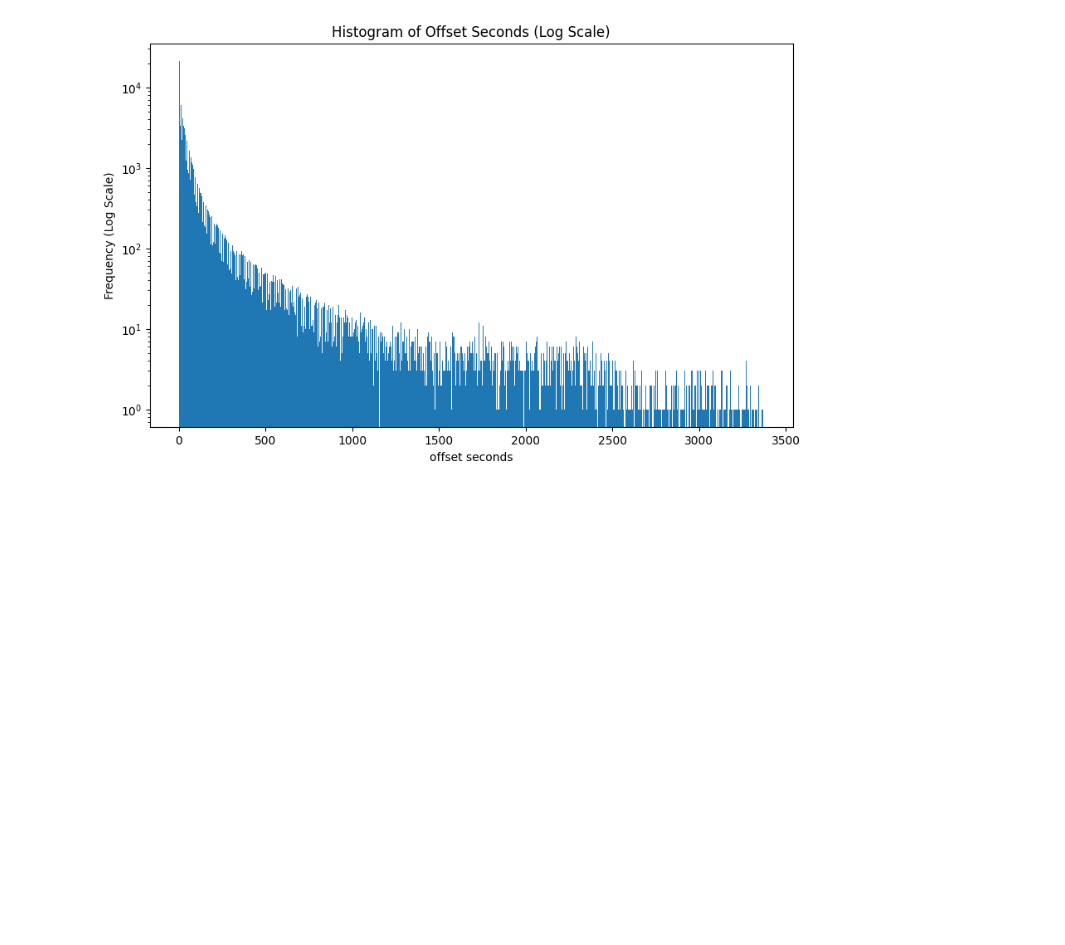
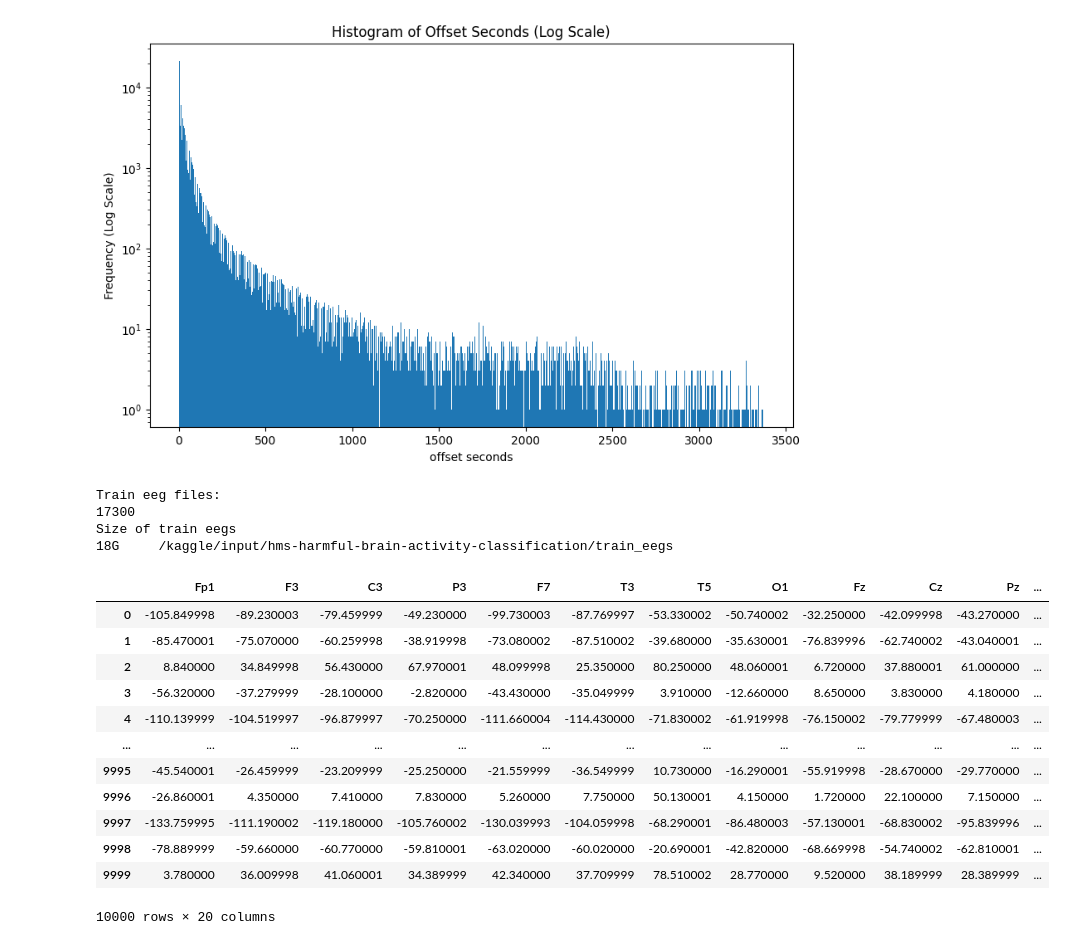
Before and after one commit to sher1ock-jp/harmful-brain-activity-class-EDA, a Jupyter notebook: harmful-brain-activity-class-eda.ipynb, the cells around one changed output. Cells and saved outputs as stored; diff of their text form; code cells hidden in the pictures; blank space fills up the shorter version.

```diff
--- a/harmful-brain-activity-class-eda.ipynb
+++ b/harmful-brain-activity-class-eda.ipynb
@@ -43,3 +43,30 @@ plt.title('Histogram of Offset Seconds (Log Scale)')
 plt.show()
 # %% [output]
 [figure]
+# %%
+print("Train eeg files: ")
+! ls /kaggle/input/hms-harmful-brain-activity-classification/train_eegs | wc -l
+print("Size of train eegs")
+! du -sh /kaggle/input/hms-harmful-brain-activity-classification/train_eegs
+# %% [output]
+Train eeg files:
+17300
+Size of train eegs
+18G     /kaggle/input/hms-harmful-brain-activity-classification/train_eegs
+# %%
+sample_train_eeg = pd.read_parquet("/kaggle/input/hms-harmful-brain-activity-classification/train_eegs/1000913311.parquet")
+sample_train_eeg
+# %% [output]
+|  | Fp1 | F3 | C3 | P3 | F7 | T3 | T5 | O1 | Fz | Cz | Pz | ... |
+| 0 | -105.849998 | -89.230003 | -79.459999 | -49.230000 | -99.730003 | -87.769997 | -53.330002 | -50.740002 | -32.250000 | -42.099998 | -43.270000 | ... |
+| 1 | -85.470001 | -75.070000 | -60.259998 | -38.919998 | -73.080002 | -87.510002 | -39.680000 | -35.630001 | -76.839996 | -62.740002 | -43.040001 | ... |
+| 2 | 8.840000 | 34.849998 | 56.430000 | 67.970001 | 48.099998 | 25.350000 | 80.250000 | 48.060001 | 6.720000 | 37.880001 | 61.000000 | ... |
+| 3 | -56.320000 | -37.279999 | -28.100000 | -2.820000 | -43.430000 | -35.049999 | 3.910000 | -12.660000 | 8.650000 | 3.830000 | 4.180000 | ... |
+| 4 | -110.139999 | -104.519997 | -96.879997 | -70.250000 | -111.660004 | -114.430000 | -71.830002 | -61.919998 | -76.150002 | -79.779999 | -67.480003 | ... |
+| ... | ... | ... | ... | ... | ... | ... | ... | ... | ... | ... | ... | ... |
+| 9995 | -45.540001 | -26.459999 | -23.209999 | -25.250000 | -21.559999 | -36.549999 | 10.730000 | -16.290001 | -55.919998 | -28.670000 | -29.770000 | ... |
+| 9996 | -26.860001 | 4.350000 | 7.410000 | 7.830000 | 5.260000 | 7.750000 | 50.130001 | 4.150000 | 1.720000 | 22.100000 | 7.150000 | ... |
+| 9997 | -133.759995 | -111.190002 | -119.180000 | -105.760002 | -130.039993 | -104.059998 | -68.290001 | -86.480003 | -57.130001 | -68.830002 | -95.839996 | ... |
+| 9998 | -78.889999 | -59.660000 | -60.770000 | -59.810001 | -63.020000 | -60.020000 | -20.690001 | -42.820000 | -68.669998 | -54.740002 | -62.810001 | ... |
+| 9999 | 3.780000 | 36.009998 | 41.060001 | 34.389999 | 42.340000 | 37.709999 | 78.510002 | 28.770000 | 9.520000 | 38.189999 | 28.389999 | ... |
+10000 rows × 20 columns
```
Also changed, not shown: parts of 4 cells of this notebook.
